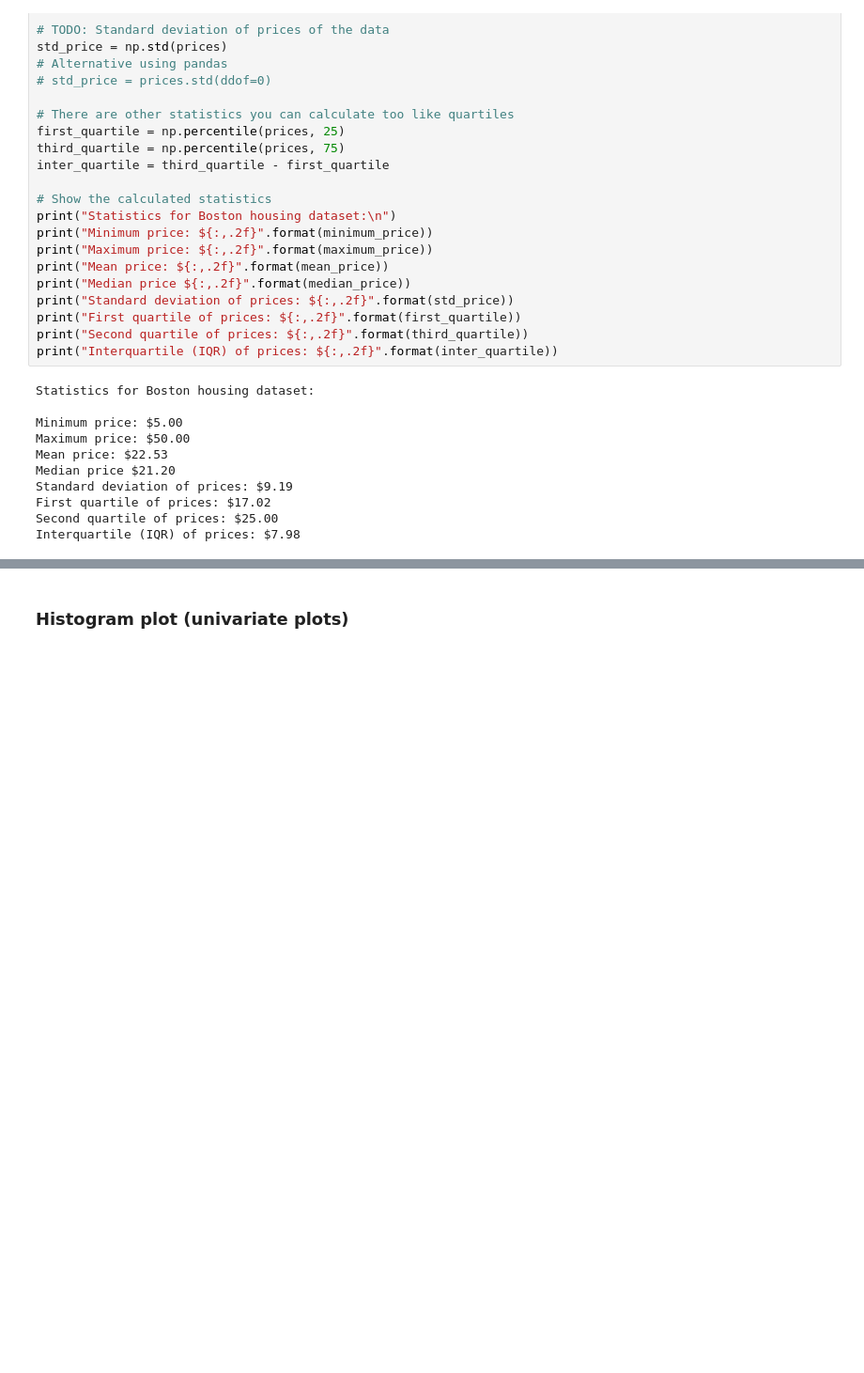
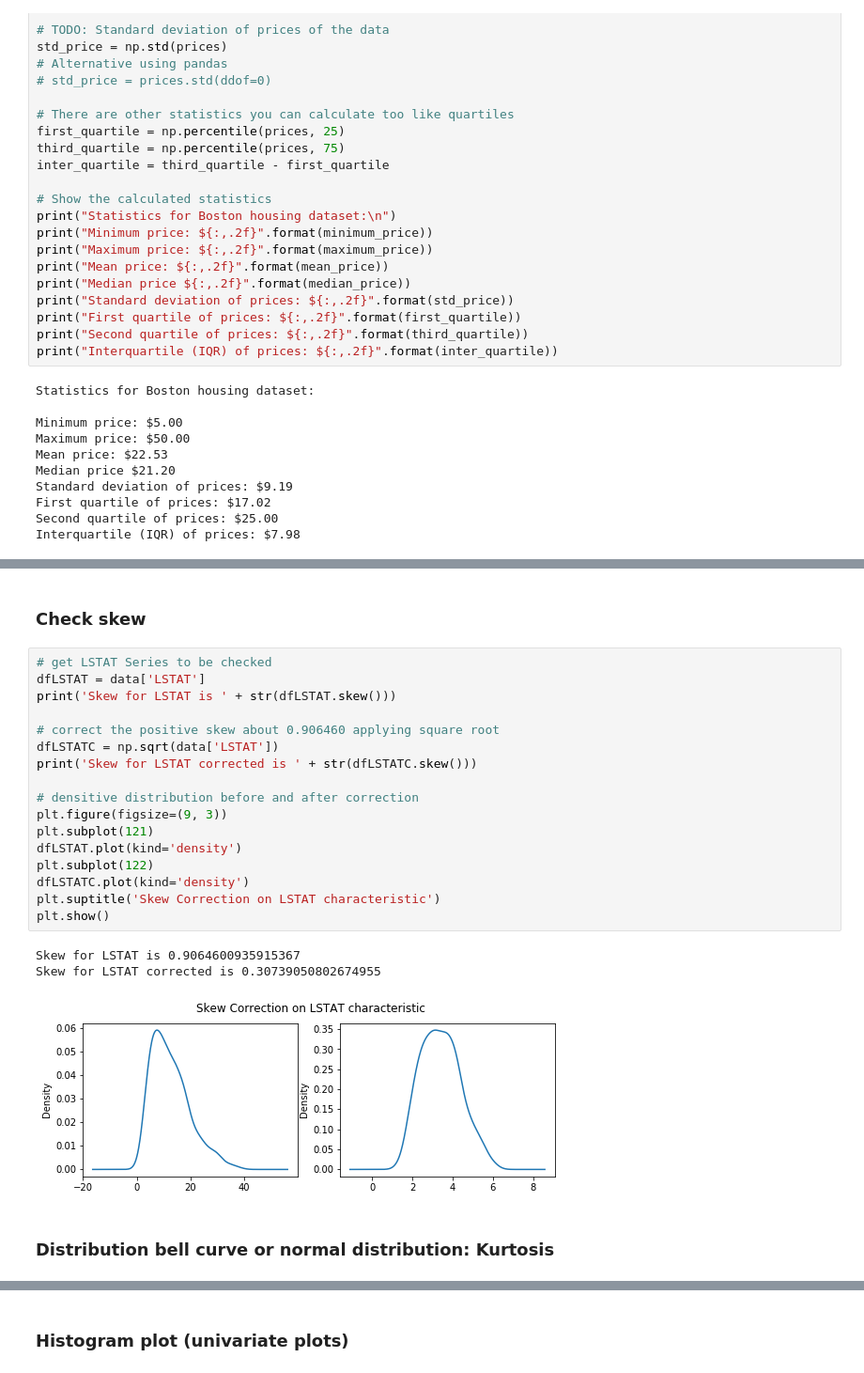
Before and after one commit to masalinas/training-vertica-python, a Jupyter notebook: training/notebooks/Boston_House_Prices.ipynb, the cells around one changed output, grey strips where cells are left out. Shown at 94% size. Cells and saved outputs as stored; diff of their text form; blank space fills up the shorter version.

```diff
--- a/training/notebooks/Boston_House_Prices.ipynb
+++ b/training/notebooks/Boston_House_Prices.ipynb
@@ -122,0 +147,25 @@ Interquartile (IQR) of prices: $7.98
+# %% [markdown]
+### Check skew
+# %%
+# get LSTAT Series to be checked
+dfLSTAT = data['LSTAT']
+print('Skew for LSTAT is ' + str(dfLSTAT.skew()))
+
+# correct the positive skew about 0.906460 applying square root
+dfLSTATC = np.sqrt(data['LSTAT'])
+print('Skew for LSTAT corrected is ' + str(dfLSTATC.skew()))
+
+# densitive distribution before and after correction
+plt.figure(figsize=(9, 3))
+plt.subplot(121)
+dfLSTAT.plot(kind='density')
+plt.subplot(122)
+dfLSTATC.plot(kind='density')
+plt.suptitle('Skew Correction on LSTAT characteristic')
+plt.show()
+# %% [output]
+Skew for LSTAT is 0.9064600935915367
+Skew for LSTAT corrected is 0.30739050802674955
+[figure, added]
+# %% [markdown]
+### Distribution bell curve or normal distribution: Kurtosis
```
Also changed, not shown: parts of 3 cells of this notebook, 3 other files.
